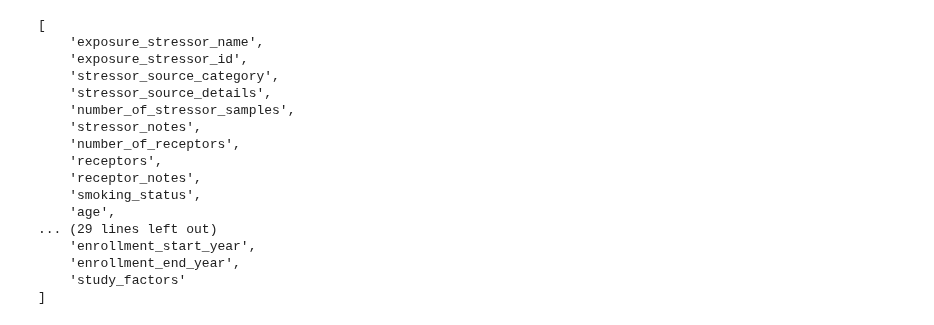
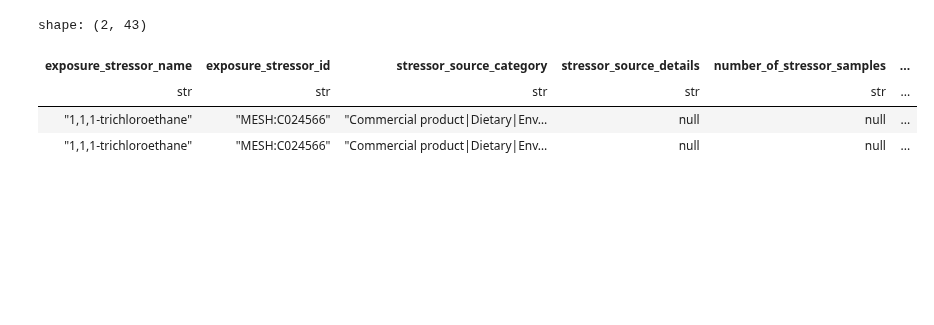
Before and after one commit to mims-harvard/OptimusKG, a Jupyter notebook: notebooks/ctd.ipynb, the cells around one changed output. Cells and saved outputs as stored; diff of their text form; code cells hidden in the pictures; blank space fills up the shorter version.

```diff
--- a/notebooks/ctd.ipynb
+++ b/notebooks/ctd.ipynb
@@ -7,4 +20,4 @@ from optimuskg.pipelines.gold.adapter import (
 # %%
-df_ctd = catalog.load("bronze.ctd.ctd_exposure_events")
-df_ctd.columns
+bronze_ctd_exposure_events = catalog.load("bronze.ctd.ctd_exposure_events")
+bronze_ctd_exposure_events.head(2)
 # %% [output]
@@ -12,19 +25,7 @@ df_ctd.columns
                              (CSVDataset)...
 [interactive output not drawn]
-[
-    'exposure_stressor_name',
-    'exposure_stressor_id',
-    'stressor_source_category',
-    'stressor_source_details',
-    'number_of_stressor_samples',
-    'stressor_notes',
-    'number_of_receptors',
-    'receptors',
-    'receptor_notes',
-    'smoking_status',
-    'age',
-... (29 lines left out)
-    'enrollment_start_year',
-    'enrollment_end_year',
-    'study_factors'
-]
+shape: (2, 43)
+| exposure_stressor_name | exposure_stressor_id | stressor_source_category | stressor_source_details | number_of_stressor_samples | ... |
+| str | str | str | str | str | ... |
+| "1,1,1-trichloroethane" | "MESH:C024566" | "Commercial product|Dietary|Env… | null | null | ... |
+| "1,1,1-trichloroethane" | "MESH:C024566" | "Commercial product|Dietary|Env… | null | null | ... |
```
Also changed, not shown: parts of 13 cells of this notebook, 21 other files.
